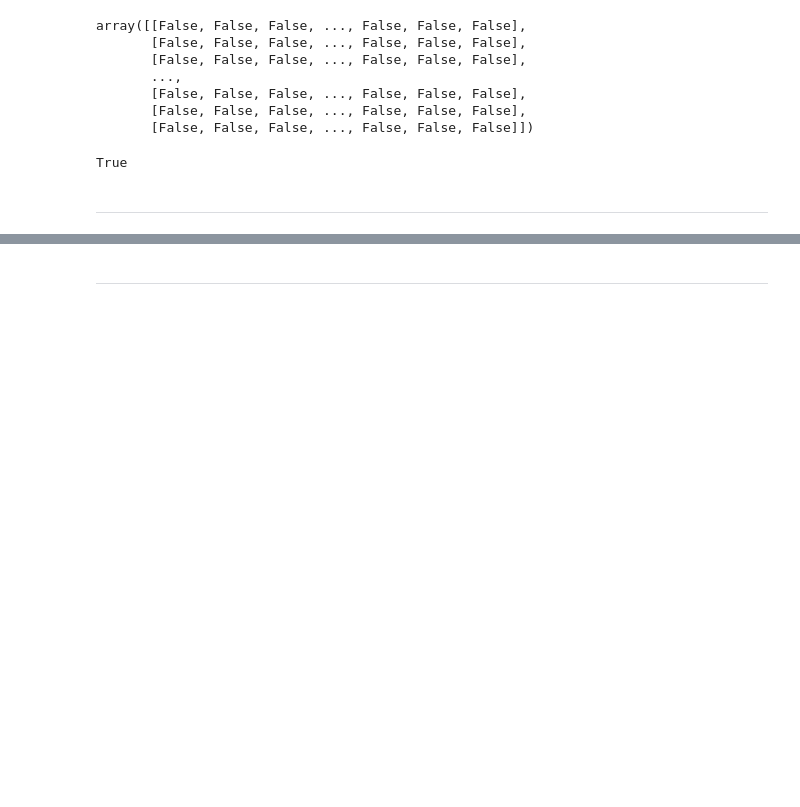
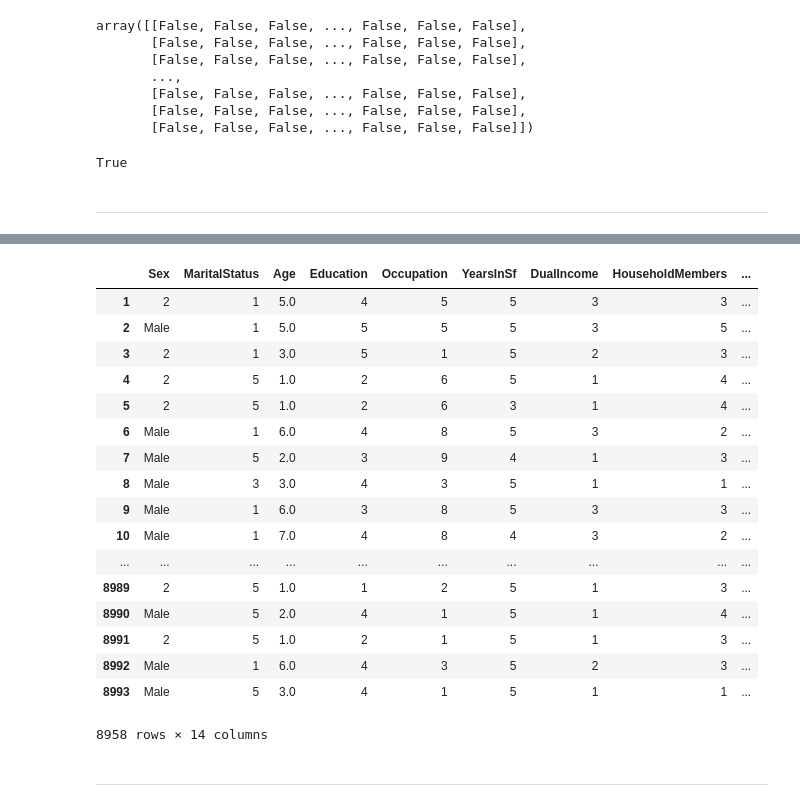
Before and after one commit to AndyDeNike/RMOTR, a Jupyter notebook: projects/data-science/ds-unit-1-marketing/Project - Marketing Analysis.ipynb, the cells around one changed output, grey strips where cells are left out. Saved outputs shown, nothing was run; the diff lists cells and outputs as text; code cells hidden in the pictures; blank space fills up the shorter version.

```diff
--- a/projects/data-science/ds-unit-1-marketing/Project - Marketing Analysis.ipynb
+++ b/projects/data-science/ds-unit-1-marketing/Project - Marketing Analysis.ipynb
@@ -125,3 +123,24 @@ True
+# %%
+df.dropna()
+# %% [output]
+|  | Sex | MaritalStatus | Age | Education | Occupation | YearsInSf | DualIncome | HouseholdMembers | ... |
+| 1 | 2 | 1 | 5.0 | 4 | 5 | 5 | 3 | 3 | ... |
+| 2 | Male | 1 | 5.0 | 5 | 5 | 5 | 3 | 5 | ... |
+| 3 | 2 | 1 | 3.0 | 5 | 1 | 5 | 2 | 3 | ... |
+| 4 | 2 | 5 | 1.0 | 2 | 6 | 5 | 1 | 4 | ... |
+| 5 | 2 | 5 | 1.0 | 2 | 6 | 3 | 1 | 4 | ... |
+| 6 | Male | 1 | 6.0 | 4 | 8 | 5 | 3 | 2 | ... |
+| 7 | Male | 5 | 2.0 | 3 | 9 | 4 | 1 | 3 | ... |
+| 8 | Male | 3 | 3.0 | 4 | 3 | 5 | 1 | 1 | ... |
+| 9 | Male | 1 | 6.0 | 3 | 8 | 5 | 3 | 3 | ... |
+| 10 | Male | 1 | 7.0 | 4 | 8 | 4 | 3 | 2 | ... |
+| ... | ... | ... | ... | ... | ... | ... | ... | ... | ... |
+| 8989 | 2 | 5 | 1.0 | 1 | 2 | 5 | 1 | 3 | ... |
+| 8990 | Male | 5 | 2.0 | 4 | 1 | 5 | 1 | 4 | ... |
+| 8991 | 2 | 5 | 1.0 | 2 | 1 | 5 | 1 | 3 | ... |
+| 8992 | Male | 1 | 6.0 | 4 | 3 | 5 | 2 | 3 | ... |
+| 8993 | Male | 5 | 3.0 | 4 | 1 | 5 | 1 | 1 | ... |
+8958 rows × 14 columns
 # %% [markdown]
 ---
 # %% [markdown]
```
Also changed, not shown: parts of 1 cell of this notebook.
